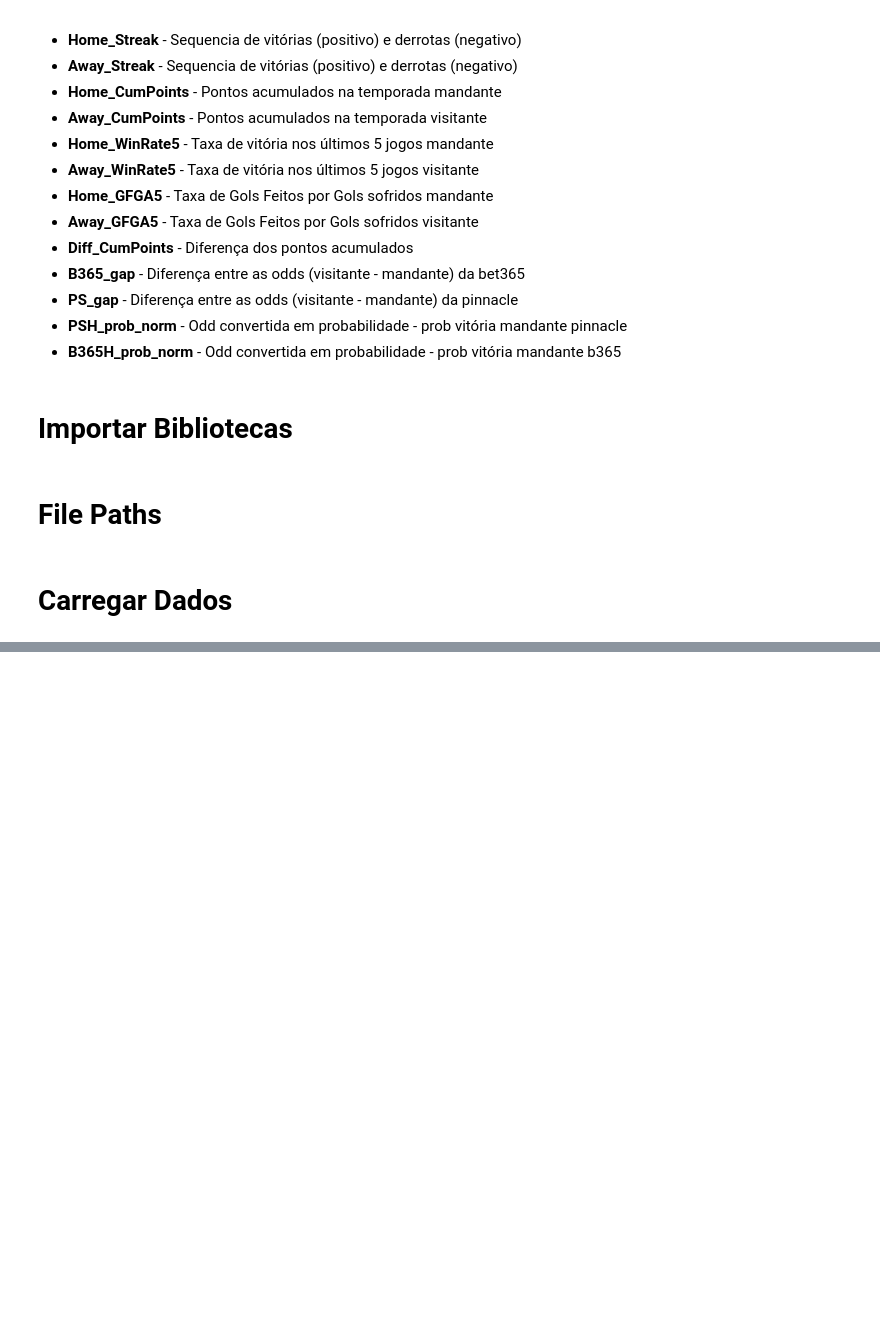
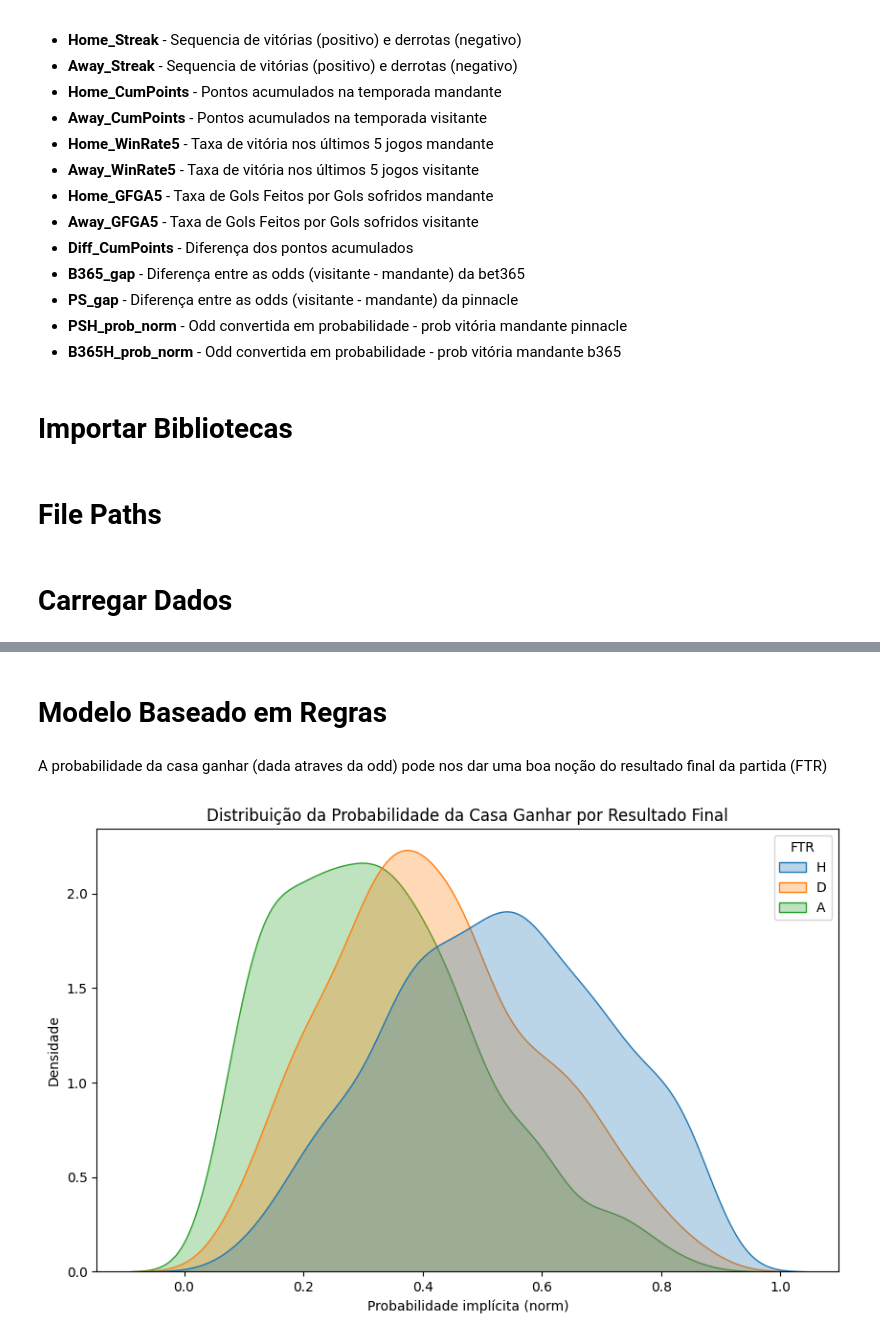
Before and after one commit to jparaldi/DataAnalysisICD, a Jupyter notebook: modelo_classificação/01_modelo_classificacao.ipynb, the cells around one changed output, grey strips where cells are left out. Saved outputs shown, nothing was run; the diff lists cells and outputs as text; code cells hidden in the pictures; blank space fills up the shorter version.

```diff
--- a/modelo_classificação/01_modelo_classificacao.ipynb
+++ b/modelo_classificação/01_modelo_classificacao.ipynb
@@ -155,0 +294,15 @@ Index(['Div', 'Season', 'Date', 'Time', 'MatchID', 'HomeTeam',
+# %% [markdown]
+# Modelo Baseado em Regras
+# %% [markdown]
+A probabilidade da casa ganhar (dada atraves da odd) pode nos dar uma boa noção do resultado final da partida (FTR)
+# %%
+plt.figure(figsize=(10,6))
+
+sns.kdeplot(data=df, x='B365H_prob_norm', hue='FTR', common_norm=False, fill=True, alpha=0.3)
+
+plt.title('Distribuição da Probabilidade da Casa Ganhar por Resultado Final')
+plt.xlabel('Probabilidade implícita (norm)')
+plt.ylabel('Densidade')
+plt.show()
+# %% [output]
+[figure, added]
```
Also changed, not shown: parts of 33 cells of this notebook.
